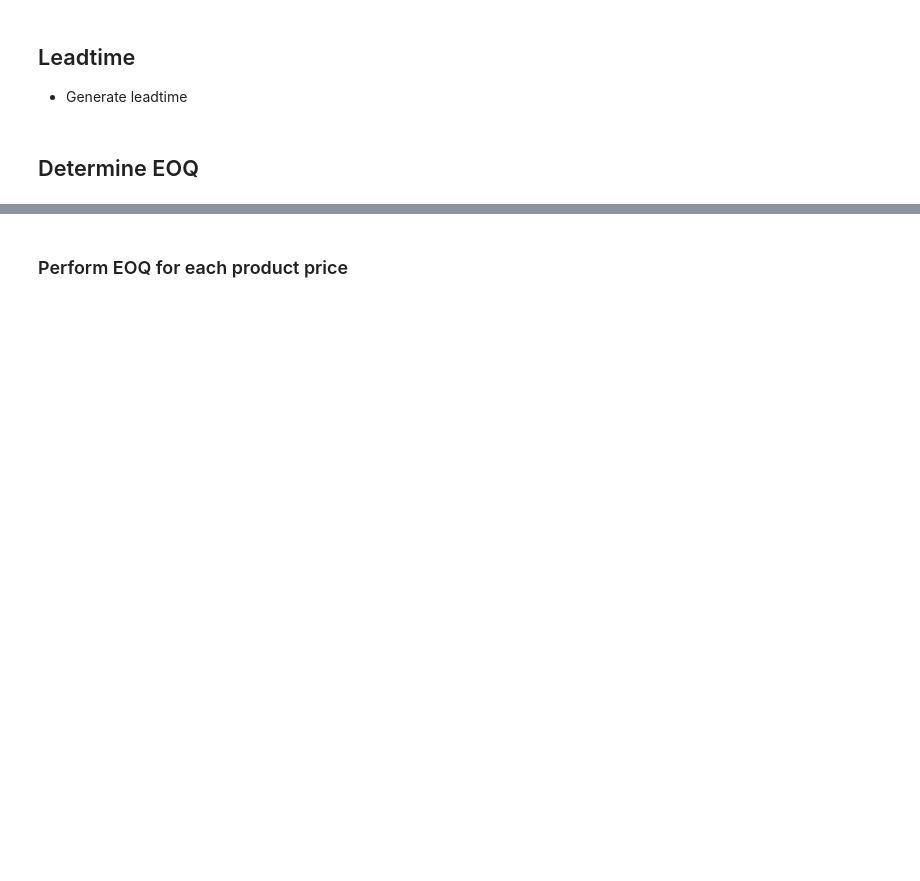
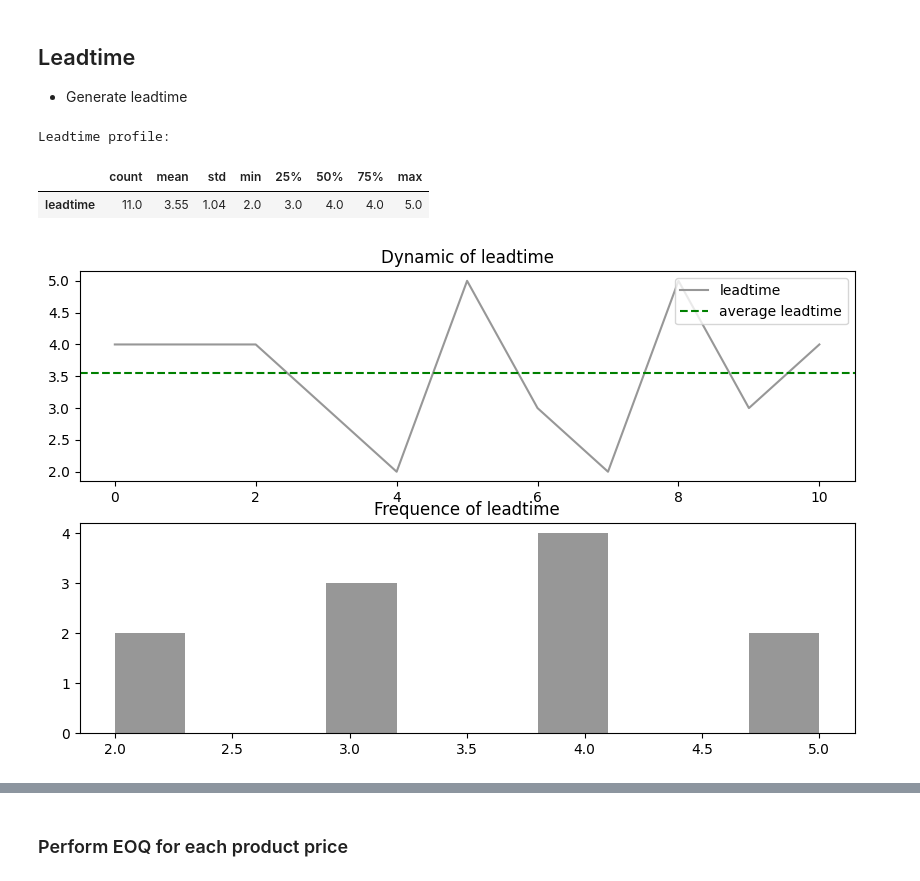
Before and after one commit to titirat-s/Inventory_Modeling, a Jupyter notebook: Case_modeling.ipynb, the cells around one changed output, grey strips where cells are left out. Cells and saved outputs as stored; diff of their text form; code cells hidden in the pictures; blank space fills up the shorter version.

```diff
--- a/Case_modeling.ipynb
+++ b/Case_modeling.ipynb
@@ -76,17 +113,25 @@ plot_data_profile(demand_df["demand"], "demand")
 ## Leadtime
 - Generate leadtime
 # %%
-# @markdown Generate order leadtime
+# Generate order leadtime from parameter
+avg_lt = 4
+sd_lt = 1
+order_size = 11
+
 leadtime_day = []
 random.seed(42)
-for i in np.random.normal(loc=4, scale=1.5, size=11):
+for i in np.random.normal(loc=avg_lt, scale=sd_lt, size=order_size):
   leadtime_day.append(round(i))
 
-leadtime_days = pd.DataFrame(data={"leadtime":leadtime_day}, index = range(11))
+leadtime_days = pd.DataFrame(data={"leadtime":leadtime_day}, index = range(len(leadtime_day)))
 
 print("Leadtime profile:")
 leadtime_days.describe().round(2).T
+# %% [output]
+Leadtime profile:
+|  | count | mean | std | min | 25% | 50% | 75% | max |
+| leadtime | 11.0 | 3.55 | 1.04 | 2.0 | 3.0 | 4.0 | 4.0 | 5.0 |
 # %%
-plot_data_profile(leadtime_days["leadtime"], "leadtime")
+plot_data_profile(leadtime_days["leadtime"], label="leadtime")
+# %% [output]
+[figure, added]
-# %% [markdown]
-## Determine EOQ
```
Also changed, not shown: parts of 30 cells of this notebook, 2 other files.
